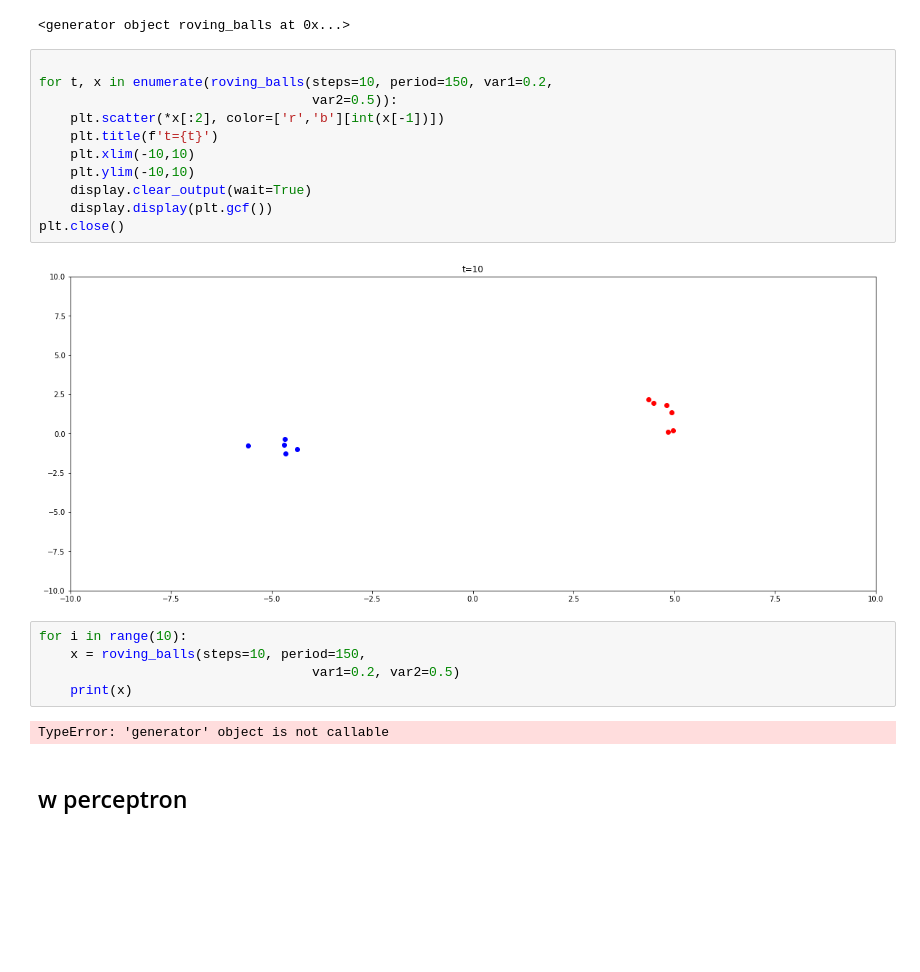
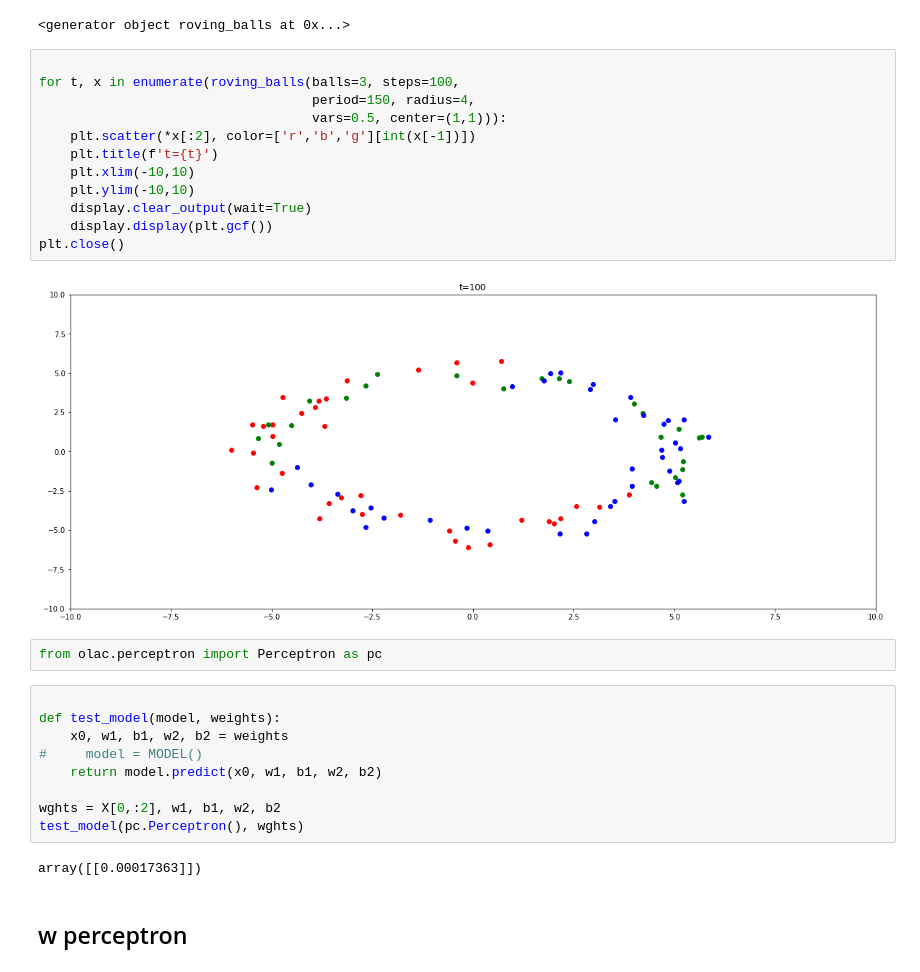
Before and after one commit to AndreasAlam/olac, a Jupyter notebook: notebooks/sbe_vis_demo_dev.ipynb, the cells around one changed output. Cells and saved outputs as stored; diff of their text form; blank space fills up the shorter version.

```diff
--- a/notebooks/sbe_vis_demo_dev.ipynb
+++ b/notebooks/sbe_vis_demo_dev.ipynb
@@ -133,24 +153,31 @@ roving_balls(steps=10)
 <generator object roving_balls at 0x...>
 # %%
 
-for t, x in enumerate(roving_balls(steps=10, period=150, var1=0.2,
-                                   var2=0.5)):
-    plt.scatter(*x[:2], color=['r','b'][int(x[-1])])
+for t, x in enumerate(roving_balls(balls=3, steps=100,
+                                   period=150, radius=4,
+                                   vars=0.5, center=(1,1))):
+    plt.scatter(*x[:2], color=['r','b','g'][int(x[-1])])
     plt.title(f't={t}')
     plt.xlim(-10,10)
     plt.ylim(-10,10)
     display.clear_output(wait=True)
     display.display(plt.gcf())
 plt.close()
 # %% [output]
-[figure, old version]
+[figure, new version]
-# %%
-for i in range(10):
-    x = roving_balls(steps=10, period=150,
-                                   var1=0.2, var2=0.5)
-    print(x)
-# %% [output]
-TypeError: 'generator' object is not callable
+# %%
+from olac.perceptron import Perceptron as pc
+# %%
+
+def test_model(model, weights):
+    x0, w1, b1, w2, b2 = weights
+#     model = MODEL()
+    return model.predict(x0, w1, b1, w2, b2)
+
+wghts = X[0,:2], w1, b1, w2, b2
+test_model(pc.Perceptron(), wghts)
+# %% [output]
+array([[0.00017363]])
 # %% [markdown]
 ## w perceptron
 # %% [markdown]
```
Also changed, not shown: parts of 10 cells of this notebook, 2 other files.
